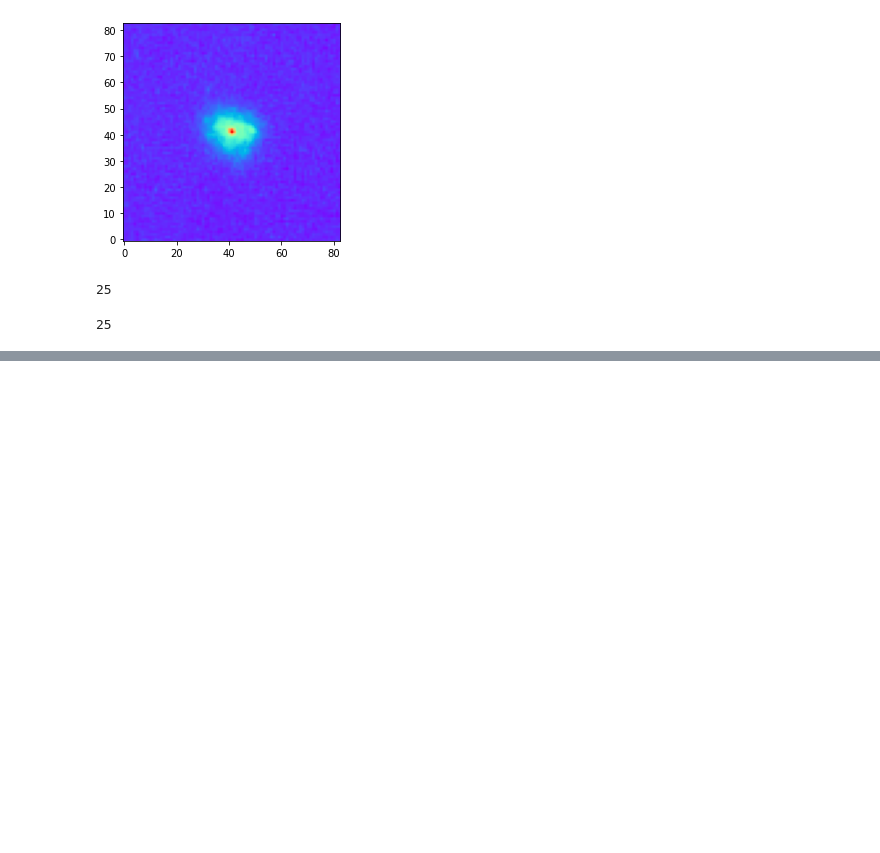
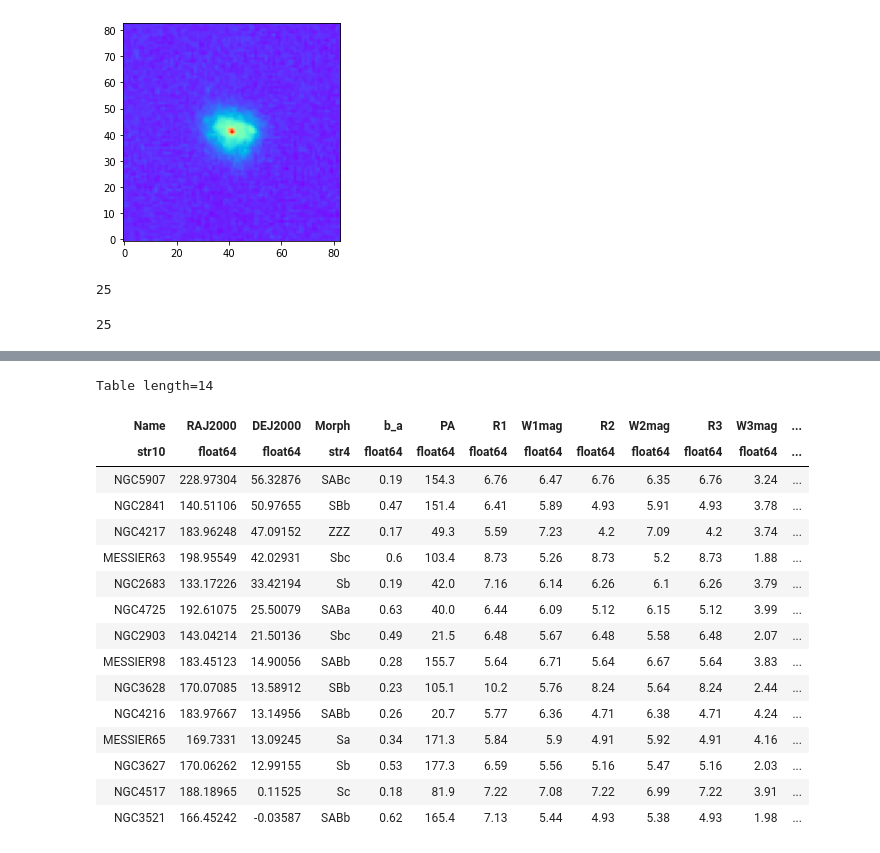
Before and after one commit to Kyssuber/GUI_odyssey, a Jupyter notebook: scrap.ipynb, the cells around one changed output, grey strips where cells are left out. Drawn from its saved outputs; the diff is of its cells as text; code cells hidden in the pictures; blank space fills up the shorter version.

```diff
--- a/scrap.ipynb
+++ b/scrap.ipynb
@@ -35,0 +105,20 @@ pwd
+# %%
+re
+# %% [output]
+Table length=14
+| Name | RAJ2000 | DEJ2000 | Morph | b_a | PA | R1 | W1mag | R2 | W2mag | R3 | W3mag | ... |
+| str10 | float64 | float64 | str4 | float64 | float64 | float64 | float64 | float64 | float64 | float64 | float64 | ... |
+| NGC5907 | 228.97304 | 56.32876 | SABc | 0.19 | 154.3 | 6.76 | 6.47 | 6.76 | 6.35 | 6.76 | 3.24 | ... |
+| NGC2841 | 140.51106 | 50.97655 | SBb | 0.47 | 151.4 | 6.41 | 5.89 | 4.93 | 5.91 | 4.93 | 3.78 | ... |
+| NGC4217 | 183.96248 | 47.09152 | ZZZ | 0.17 | 49.3 | 5.59 | 7.23 | 4.2 | 7.09 | 4.2 | 3.74 | ... |
+| MESSIER63 | 198.95549 | 42.02931 | Sbc | 0.6 | 103.4 | 8.73 | 5.26 | 8.73 | 5.2 | 8.73 | 1.88 | ... |
+| NGC2683 | 133.17226 | 33.42194 | Sb | 0.19 | 42.0 | 7.16 | 6.14 | 6.26 | 6.1 | 6.26 | 3.79 | ... |
+| NGC4725 | 192.61075 | 25.50079 | SABa | 0.63 | 40.0 | 6.44 | 6.09 | 5.12 | 6.15 | 5.12 | 3.99 | ... |
+| NGC2903 | 143.04214 | 21.50136 | Sbc | 0.49 | 21.5 | 6.48 | 5.67 | 6.48 | 5.58 | 6.48 | 2.07 | ... |
+| MESSIER98 | 183.45123 | 14.90056 | SABb | 0.28 | 155.7 | 5.64 | 6.71 | 5.64 | 6.67 | 5.64 | 3.83 | ... |
+| NGC3628 | 170.07085 | 13.58912 | SBb | 0.23 | 105.1 | 10.2 | 5.76 | 8.24 | 5.64 | 8.24 | 2.44 | ... |
+| NGC4216 | 183.97667 | 13.14956 | SABb | 0.26 | 20.7 | 5.77 | 6.36 | 4.71 | 6.38 | 4.71 | 4.24 | ... |
+| MESSIER65 | 169.7331 | 13.09245 | Sa | 0.34 | 171.3 | 5.84 | 5.9 | 4.91 | 5.92 | 4.91 | 4.16 | ... |
+| NGC3627 | 170.06262 | 12.99155 | Sb | 0.53 | 177.3 | 6.59 | 5.56 | 5.16 | 5.47 | 5.16 | 2.03 | ... |
+| NGC4517 | 188.18965 | 0.11525 | Sc | 0.18 | 81.9 | 7.22 | 7.08 | 7.22 | 6.99 | 7.22 | 3.91 | ... |
+| NGC3521 | 166.45242 | -0.03587 | SABb | 0.62 | 165.4 | 7.13 | 5.44 | 4.93 | 5.38 | 4.93 | 1.98 | ... |
```
Also changed, not shown: parts of 16 cells of this notebook, 2 other files.
